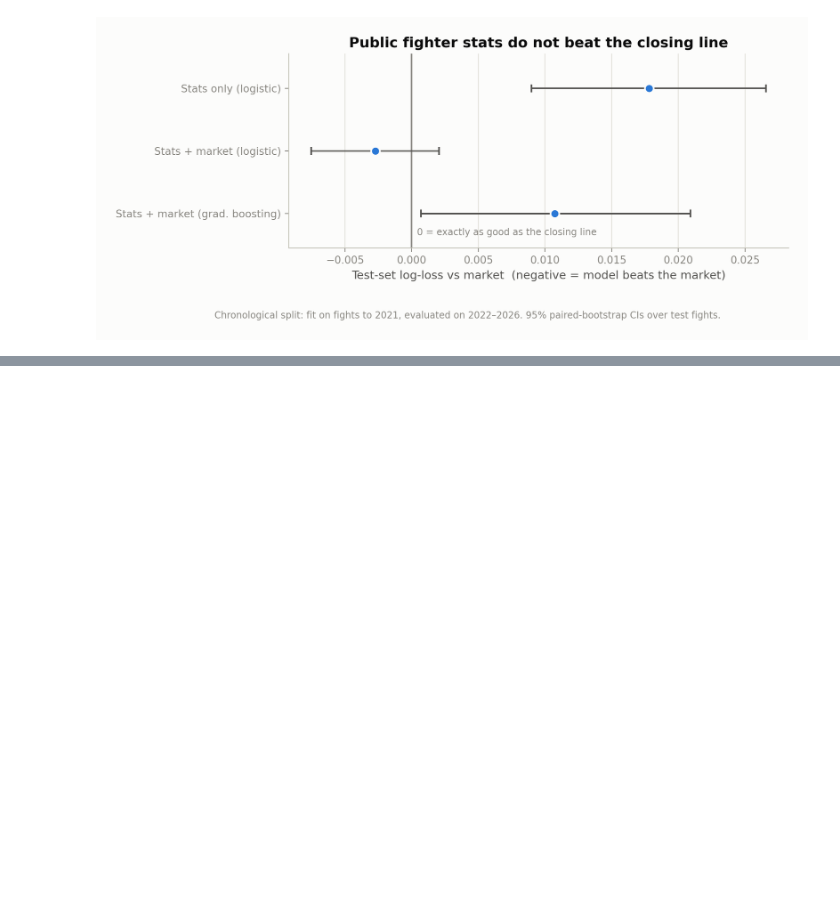
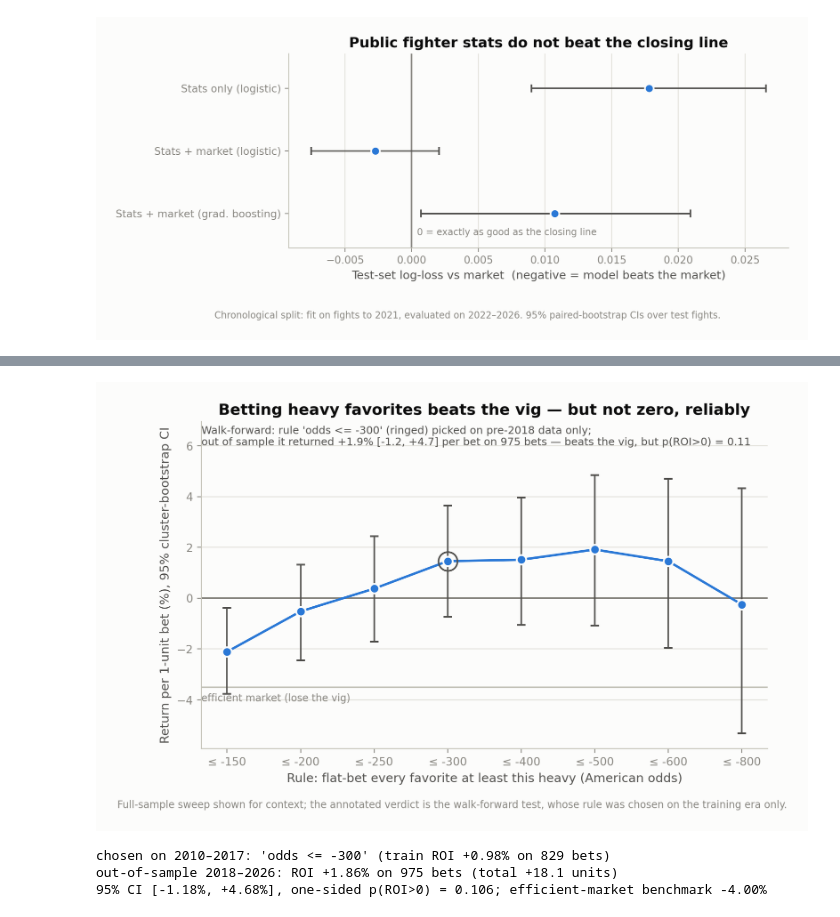
Before and after one commit to Rawanalytics/mma-betting-market-efficiency, a Jupyter notebook: notebooks/analysis.ipynb, the cells around one changed output, grey strips where cells are left out. Drawn from its saved outputs; the diff is of its cells as text; code cells hidden in the pictures; blank space fills up the shorter version.

Commit message:
Add exploitability analysis: threshold sweep and walk-forward out-of-sample rule test

```diff
--- a/notebooks/analysis.ipynb
+++ b/notebooks/analysis.ipynb
@@ -282 +295,20 @@ edge.round(4)
+# %%
+sweep_fav = exploit.threshold_sweep(sides)
+wf = exploit.walk_forward_rule(sides)   # rule chosen on pre-2018 data only
+plots.plot_threshold_sweep(sweep_fav, wf, FIG / "exploitability.png")
+Image(filename=str(FIG / "exploitability.png"), width=860)
+# %% [output]
+[figure, added]
+# %%
+print(f"chosen on 2010–2017: '{wf['chosen_rule']}' "
+      f"(train ROI {wf['train_roi']:+.2%} on {wf['train_n_bets']:,} bets)")
+print(f"out-of-sample 2018–2026: ROI {wf['test_roi']:+.2%} on {wf['test_n_bets']:,} bets "
+      f"(total {wf['test_total_profit']:+.1f} units)")
+print(f"95% CI [{wf['test_roi_ci'][0]:+.2%}, {wf['test_roi_ci'][1]:+.2%}], "
+      f"one-sided p(ROI>0) = {wf['test_p_roi_gt0']:.3f}; "
+      f"efficient-market benchmark {wf['test_vig_null']:+.2%}")
+# %% [output]
+chosen on 2010–2017: 'odds <= -300' (train ROI +0.98% on 829 bets)
+out-of-sample 2018–2026: ROI +1.86% on 975 bets (total +18.1 units)
+95% CI [-1.18%, +4.68%], one-sided p(ROI>0) = 0.106; efficient-market benchmark -4.00%
 # %% [markdown]
```
Also changed, not shown: parts of 4 cells of this notebook, 11 other files.
